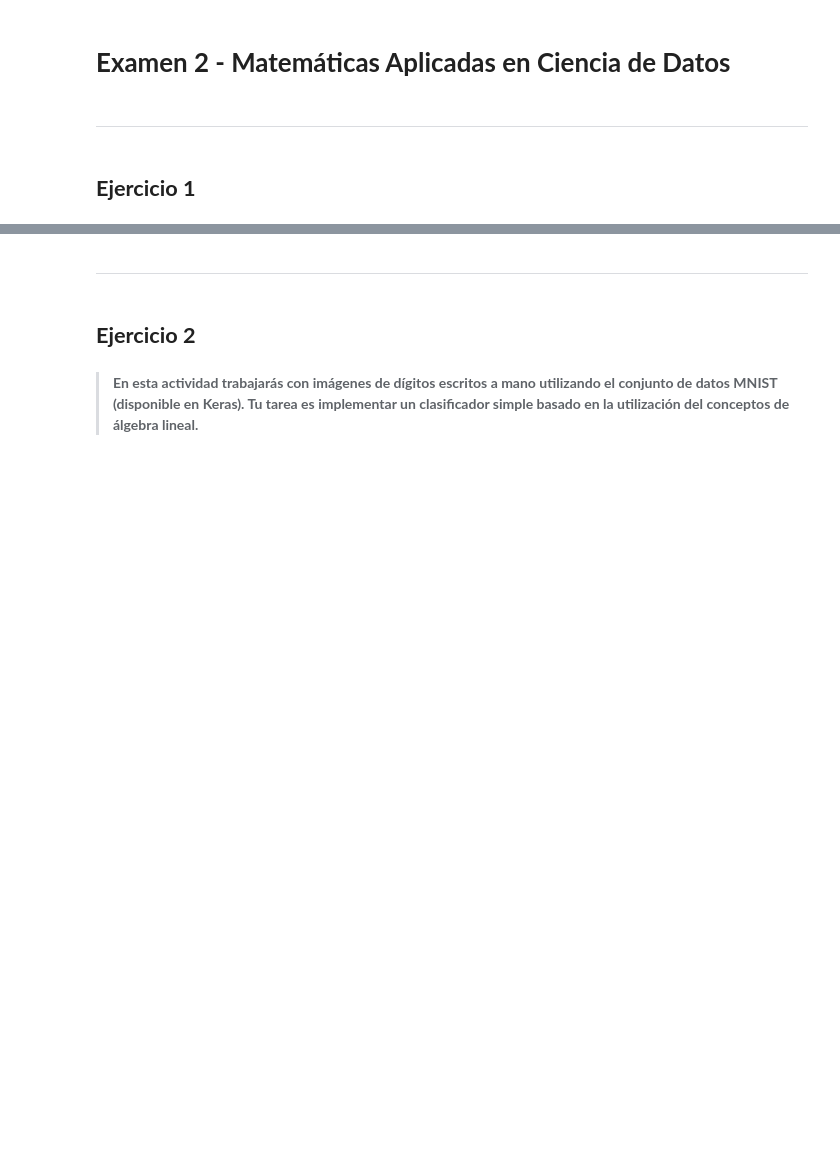
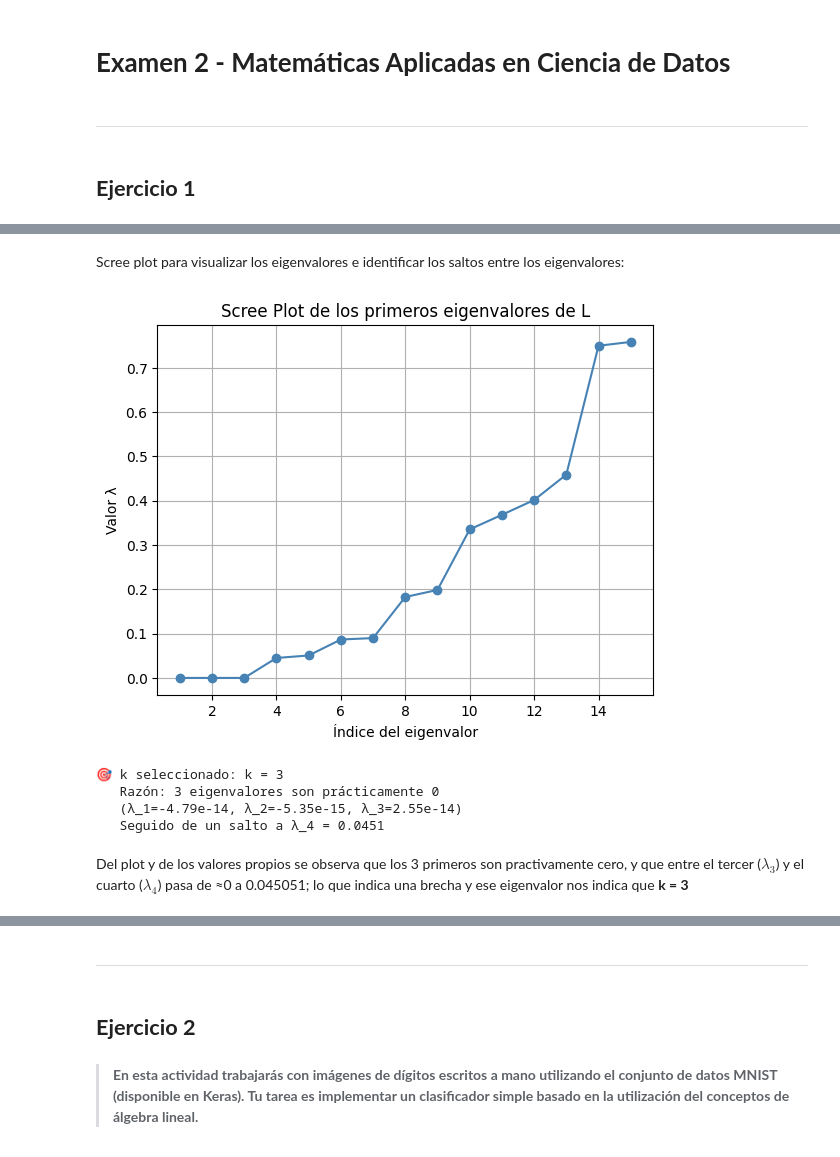
Before and after one commit to HeiderZapata/Applied-Math, a Jupyter notebook: Examen 2/Examen2-MatApl-Martinez-Zapata-Londono-Notebook.ipynb, the cells around one changed output, grey strips where cells are left out. Saved outputs shown, nothing was run; the diff lists cells and outputs as text; code cells hidden in the pictures; blank space fills up the shorter version.

```diff
--- a/Examen 2/Examen2-MatApl-Martinez-Zapata-Londono-Notebook.ipynb
+++ b/Examen 2/Examen2-MatApl-Martinez-Zapata-Londono-Notebook.ipynb
@@ -12,0 +139,5 @@
+# %%
+vector_D = S.sum(axis=1)          # vector de n números
+D = np.diag(vector_D)             # convertir a matriz diagonal n×n
+
+print(D[:5,:5]) #Ver las primeras 5 diagonales de la matriz D
@@ -12,0 +154,6 @@
+# %%
+L = D - S
+
+print("Verificación de la matriz L:")
+print(f"    L es simétrica: {np.allclose(L, L.T)}")
+print(L[:5,:5]) #Ver las primeras 5 diagonales de la matriz D
@@ -12,0 +177,13 @@
+# %%
+print("\nCalculando los valores y vectores propios de L...")
+eigenvalues, eigenvectors = np.linalg.eigh(L) #eigh es para matrices simétricas, devuelve valores propios ordenados de menor a mayor
+
+print(f"   Total de eigenvalores: {len(eigenvalues)}")
+
+print(f"Los primeros 10 valores propios ordenados: {eigenvalues[:15]}")
+
+
+print(f"\n--- Primeros 15 eigenvalores ---")
+for i, lam in enumerate(eigenvalues[:15]):
+    indicador = " ← ≈ 0  (aislamiento)" if abs(lam) < 0.001 else ""
+    print(f"   λ_{i+1:2d} = {lam:10.6f}{indicador}")
@@ -12,0 +208,29 @@
+# %% [markdown]
+Scree plot para visualizar los eigenvalores e identificar los saltos entre los eigenvalores:
+# %%
+n_show = 15
+
+plt.plot(range(1, n_show+1), eigenvalues[:n_show], 'o-', color='steelblue')
+
+
+plt.xlabel('Índice del eigenvalor')
+plt.ylabel('Valor λ')
+plt.title('Scree Plot de los primeros eigenvalores de L')
+plt.grid(True)
+plt.show()
+# %% [output]
+[figure, added]
+# %%
+# ── Seleccionar k ─────────────────────────────────────────────────────────────
+k = 3   # Tres eigenvalores ≈ 0 → tres componentes conexas → k = 3
+print(f"\n🎯 k seleccionado: k = {k}")
+print(f"   Razón: {k} eigenvalores son prácticamente 0")
+print(f"   ({', '.join([f'λ_{i+1}={eigenvalues[i]:.2e}' for i in range(k)])})")
+print(f"   Seguido de un salto a λ_{k+1} = {eigenvalues[k]:.4f}")
+# %% [output]
+🎯 k seleccionado: k = 3
+   Razón: 3 eigenvalores son prácticamente 0
+   (λ_1=-4.79e-14, λ_2=-5.35e-15, λ_3=2.55e-14)
+   Seguido de un salto a λ_4 = 0.0451
+# %% [markdown]
+Del plot y de los valores propios se observa que los 3 primeros son practivamente cero, y que entre el tercer ($\lambda_3$) y el cuarto ($\lambda_4$) pasa de ≈0 a 0.045051; lo que indica una brecha y ese eigenvalor nos indica que **k = 3**
```
Also changed, not shown: parts of 25 cells of this notebook, 1 other file.
